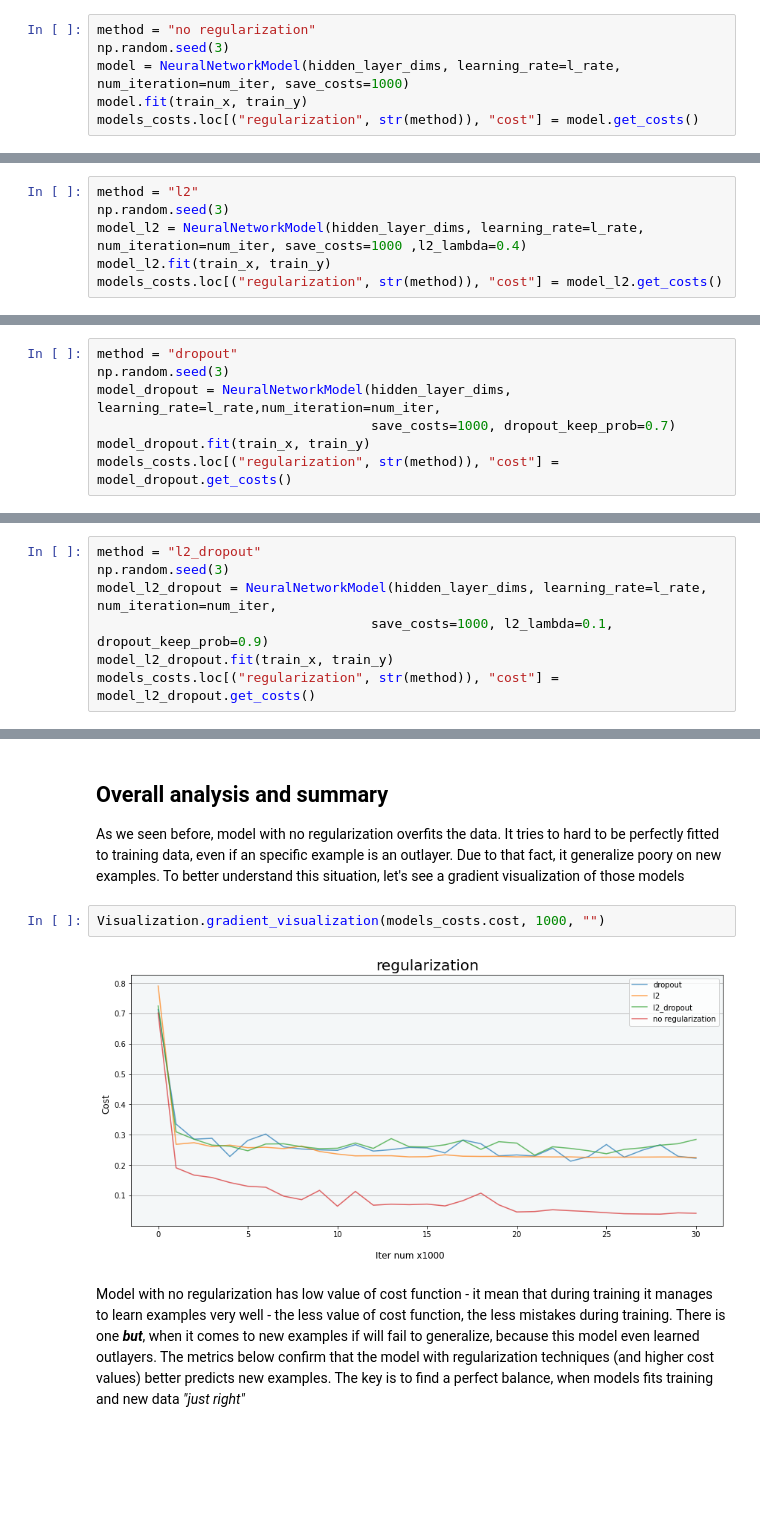
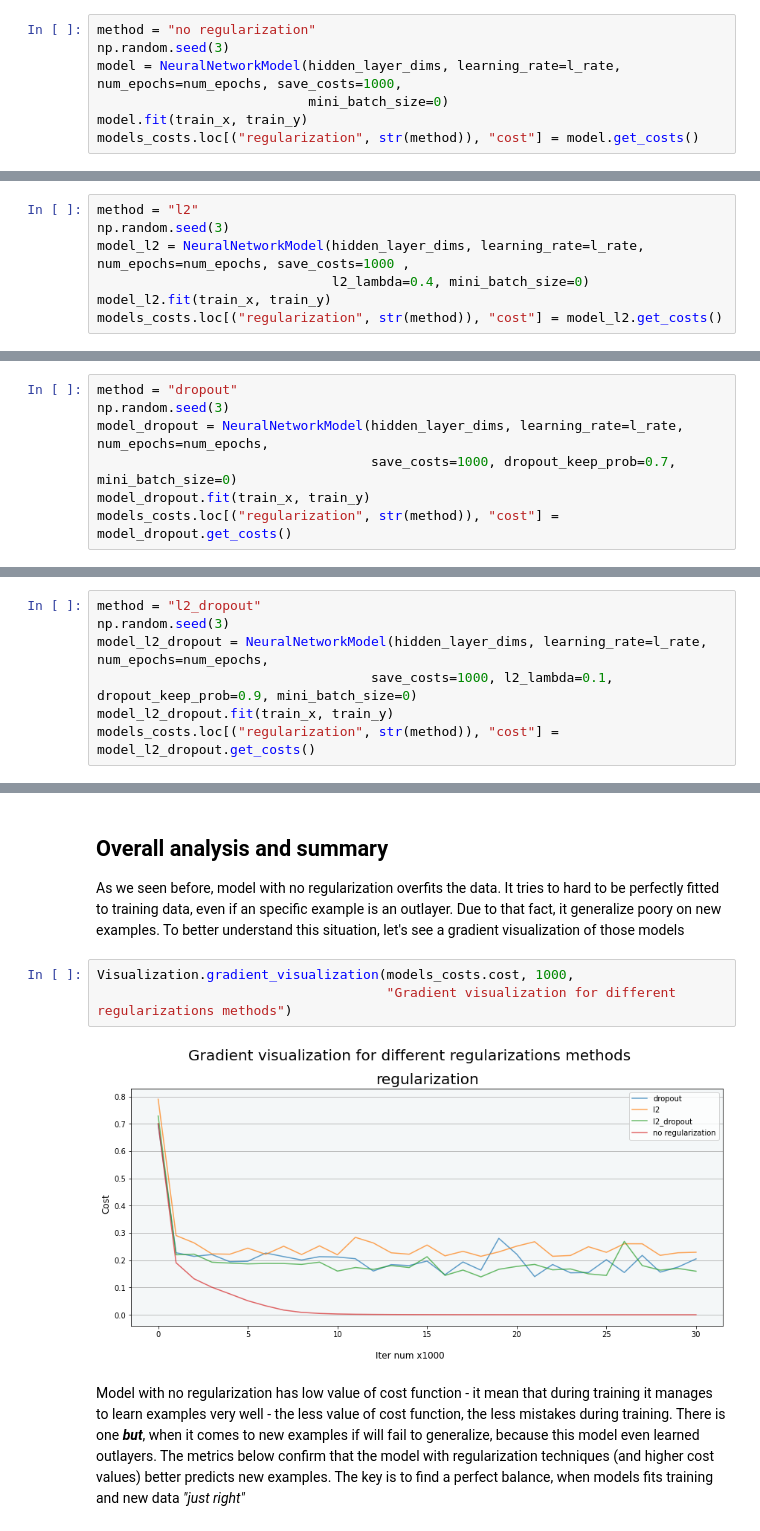
Before and after one commit to arkadiuszsitkiewicz/Neural-Network-Model-from-scratch, a Jupyter notebook: 02_L2 and dropout regularization.ipynb, the cells around one changed output, grey strips where cells are left out. Saved outputs shown, nothing was run; the diff lists cells and outputs as text; blank space fills up the shorter version.

Commit message:
added multi-class and optimalization methods

```diff
--- a/02_L2 and dropout regularization.ipynb
+++ b/02_L2 and dropout regularization.ipynb
@@ -50,7 +57,8 @@ models_costs = pd.DataFrame(columns=['cost'], index=indexes)
 # %%
 method = "no regularization"
 np.random.seed(3)
-model = NeuralNetworkModel(hidden_layer_dims, learning_rate=l_rate, num_iteration=num_iter, save_costs=1000)
+model = NeuralNetworkModel(hidden_layer_dims, learning_rate=l_rate, num_epochs=num_epochs, save_costs=1000,
+                           mini_batch_size=0)
 model.fit(train_x, train_y)
 models_costs.loc[("regularization", str(method)), "cost"] = model.get_costs()
 # %% [output]
@@ -75,7 +83,8 @@ L2-regularization relies on the assumption that a model with small weights is si
 # %%
 method = "l2"
 np.random.seed(3)
-model_l2 = NeuralNetworkModel(hidden_layer_dims, learning_rate=l_rate, num_iteration=num_iter, save_costs=1000 ,l2_lambda=0.4)
+model_l2 = NeuralNetworkModel(hidden_layer_dims, learning_rate=l_rate, num_epochs=num_epochs, save_costs=1000 ,
+                              l2_lambda=0.4, mini_batch_size=0)
 model_l2.fit(train_x, train_y)
 models_costs.loc[("regularization", str(method)), "cost"] = model_l2.get_costs()
 # %% [output]
@@ -104,8 +113,8 @@ Subset of neurons that model uses is defined by **dropout_keep_prob** parameter.
 # %%
 method = "dropout"
 np.random.seed(3)
-model_dropout = NeuralNetworkModel(hidden_layer_dims, learning_rate=l_rate,num_iteration=num_iter,
-                                   save_costs=1000, dropout_keep_prob=0.7)
+model_dropout = NeuralNetworkModel(hidden_layer_dims, learning_rate=l_rate, num_epochs=num_epochs,
+                                   save_costs=1000, dropout_keep_prob=0.7, mini_batch_size=0)
 model_dropout.fit(train_x, train_y)
 models_costs.loc[("regularization", str(method)), "cost"] = model_dropout.get_costs()
 # %% [output]
@@ -126,8 +135,8 @@ It is possible to mix regularization techniques. Let's give it a try.
 # %%
 method = "l2_dropout"
 np.random.seed(3)
-model_l2_dropout = NeuralNetworkModel(hidden_layer_dims, learning_rate=l_rate, num_iteration=num_iter,
-                                   save_costs=1000, l2_lambda=0.1, dropout_keep_prob=0.9)
+model_l2_dropout = NeuralNetworkModel(hidden_layer_dims, learning_rate=l_rate, num_epochs=num_epochs,
+                                   save_costs=1000, l2_lambda=0.1, dropout_keep_prob=0.9, mini_batch_size=0)
 model_l2_dropout.fit(train_x, train_y)
 models_costs.loc[("regularization", str(method)), "cost"] = model_l2_dropout.get_costs()
 # %% [output]
@@ -146,9 +155,10 @@ Visualization.plot_decision_boundary(lambda x: model_l2_dropout.predict(x.T), tr
 ## Overall analysis and summary
 As we seen before, model with no regularization overfits the data. It tries to hard to be perfectly fitted to training data, even if an specific example is an outlayer. Due to that fact, it generalize poory on new examples. To better understand this situation, let's see a gradient visualization of those models
 # %%
-Visualization.gradient_visualization(models_costs.cost, 1000, "")
+Visualization.gradient_visualization(models_costs.cost, 1000,
+                                     "Gradient visualization for different regularizations methods")
 # %% [output]
-[figure, old version]
+[figure, new version]
 # %% [markdown]
 Model with no regularization has low value of cost function - it mean that during training it manages to learn examples very well - the less value of cost function, the less mistakes during training. There is one ***but***, when it comes to new examples if will fail to generalize, because this model even learned outlayers. The metrics below confirm that the model with regularization techniques (and higher cost values) better predicts new examples. The key is to find a perfect balance, when models fits training and new data <em>"just right"</em>
 # %%
```
Also changed, not shown: parts of 15 cells of this notebook, 33 other files.
